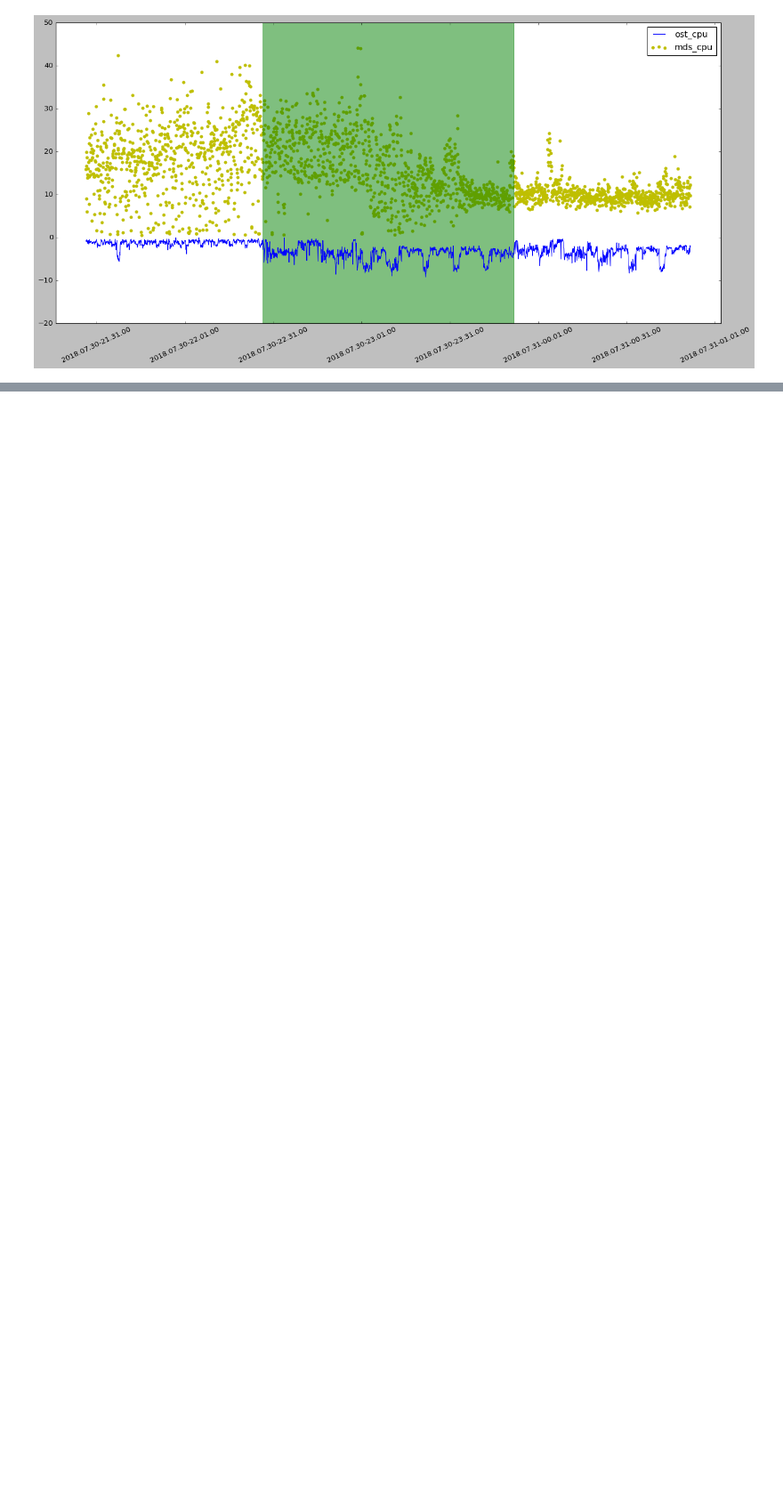
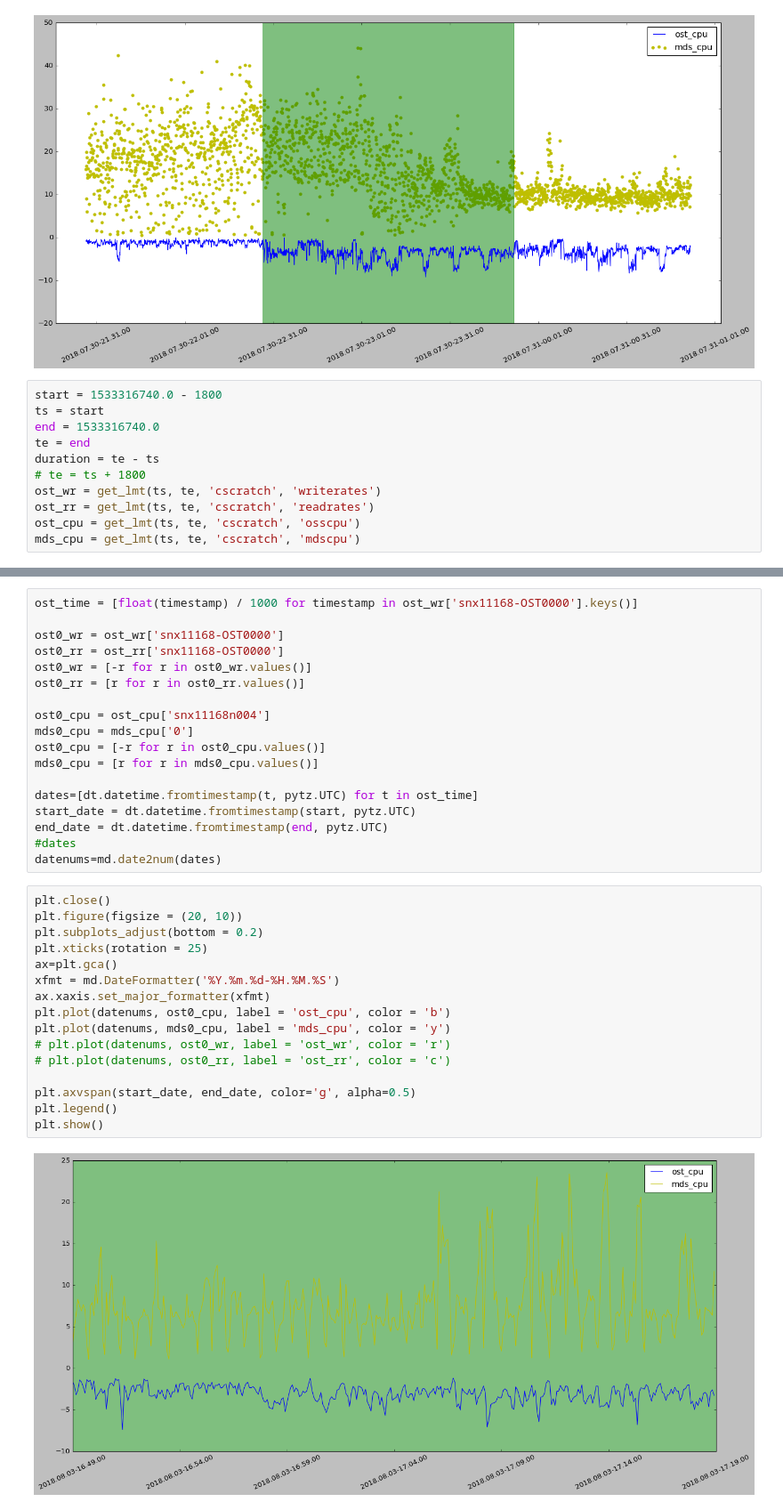
Before and after one commit to liuyuanlai/DTNSpeedTest, a Jupyter notebook: jupyter/lmt-nersc.ipynb, the cells around one changed output, grey strips where cells are left out. Shown at 89% size. Saved outputs shown, nothing was run; the diff lists cells and outputs as text; blank space fills up the shorter version.

```diff
--- a/jupyter/lmt-nersc.ipynb
+++ b/jupyter/lmt-nersc.ipynb
@@ -278,3 +282,14 @@ plt.legend()
 plt.show()
 # %% [output]
 [figure]
+# %%
+start = 1533316740.0 - 1800
+ts = start
+end = 1533316740.0
+te = end
+duration = te - ts
+# te = ts + 1800
+ost_wr = get_lmt(ts, te, 'cscratch', 'writerates')
+ost_rr = get_lmt(ts, te, 'cscratch', 'readrates')
+ost_cpu = get_lmt(ts, te, 'cscratch', 'osscpu')
+mds_cpu = get_lmt(ts, te, 'cscratch', 'mdscpu')
@@ -280,0 +301,36 @@ plt.show()
+# %%
+ost_time = [float(timestamp) / 1000 for timestamp in ost_wr['snx11168-OST0000'].keys()]
+
+ost0_wr = ost_wr['snx11168-OST0000']
+ost0_rr = ost_rr['snx11168-OST0000']
+ost0_wr = [-r for r in ost0_wr.values()]
+ost0_rr = [r for r in ost0_rr.values()]
+
+ost0_cpu = ost_cpu['snx11168n004']
+mds0_cpu = mds_cpu['0']
+ost0_cpu = [-r for r in ost0_cpu.values()]
+mds0_cpu = [r for r in mds0_cpu.values()]
+
+dates=[dt.datetime.fromtimestamp(t, pytz.UTC) for t in ost_time]
+start_date = dt.datetime.fromtimestamp(start, pytz.UTC)
+end_date = dt.datetime.fromtimestamp(end, pytz.UTC)
+#dates
+datenums=md.date2num(dates)
+# %%
+plt.close()
+plt.figure(figsize = (20, 10))
+plt.subplots_adjust(bottom = 0.2)
+plt.xticks(rotation = 25)
+ax=plt.gca()
+xfmt = md.DateFormatter('%Y.%m.%d-%H.%M.%S')
+ax.xaxis.set_major_formatter(xfmt)
+plt.plot(datenums, ost0_cpu, label = 'ost_cpu', color = 'b')
+plt.plot(datenums, mds0_cpu, label = 'mds_cpu', color = 'y')
+# plt.plot(datenums, ost0_wr, label = 'ost_wr', color = 'r')
+# plt.plot(datenums, ost0_rr, label = 'ost_rr', color = 'c')
+
+plt.axvspan(start_date, end_date, color='g', alpha=0.5)
+plt.legend()
+plt.show()
+# %% [output]
+[figure, added]
```
Also changed, not shown: parts of 10 cells of this notebook, 19 other files.
